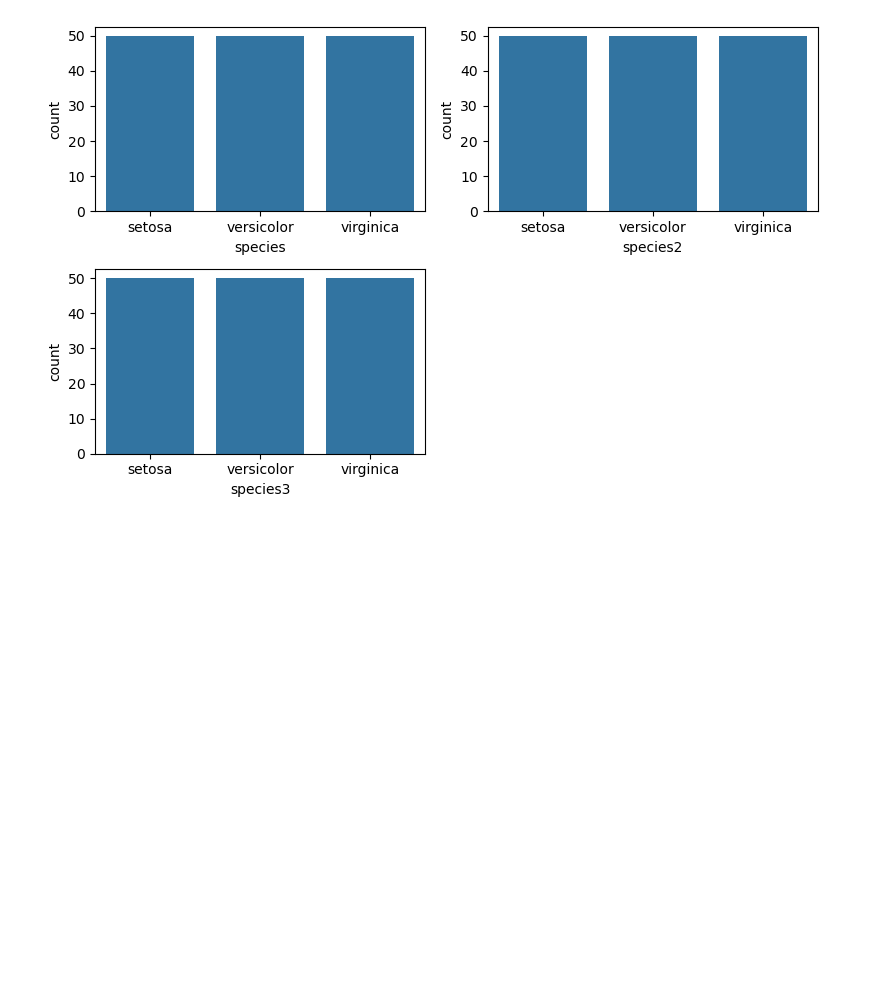
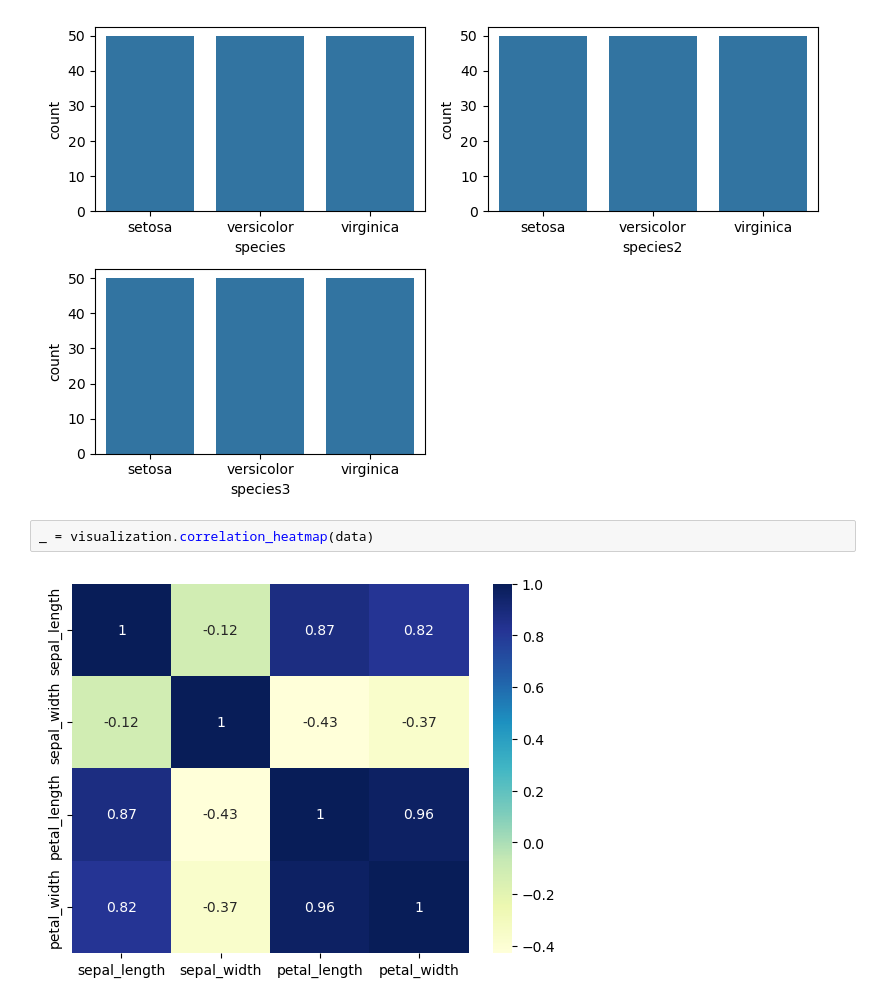
Before and after one commit to ivankching/workflow-utils, a Jupyter notebook: test_notebook.ipynb, the cells around one changed output. Cells and saved outputs as stored; diff of their text form; blank space fills up the shorter version.

Commit message:
Add tests for correlation heatmap

```diff
--- a/test_notebook.ipynb
+++ b/test_notebook.ipynb
@@ -46,3 +46,7 @@ one_col_plot = visualization.countplots(data2, cols=1, size=(8,5))
 three_plot = visualization.countplots(data3, cols=2, size=(8,5))
 # %% [output]
 [figure]
+# %%
+_ = visualization.correlation_heatmap(data)
+# %% [output]
+[figure, added]
```
Also changed, not shown: 1 other file.
